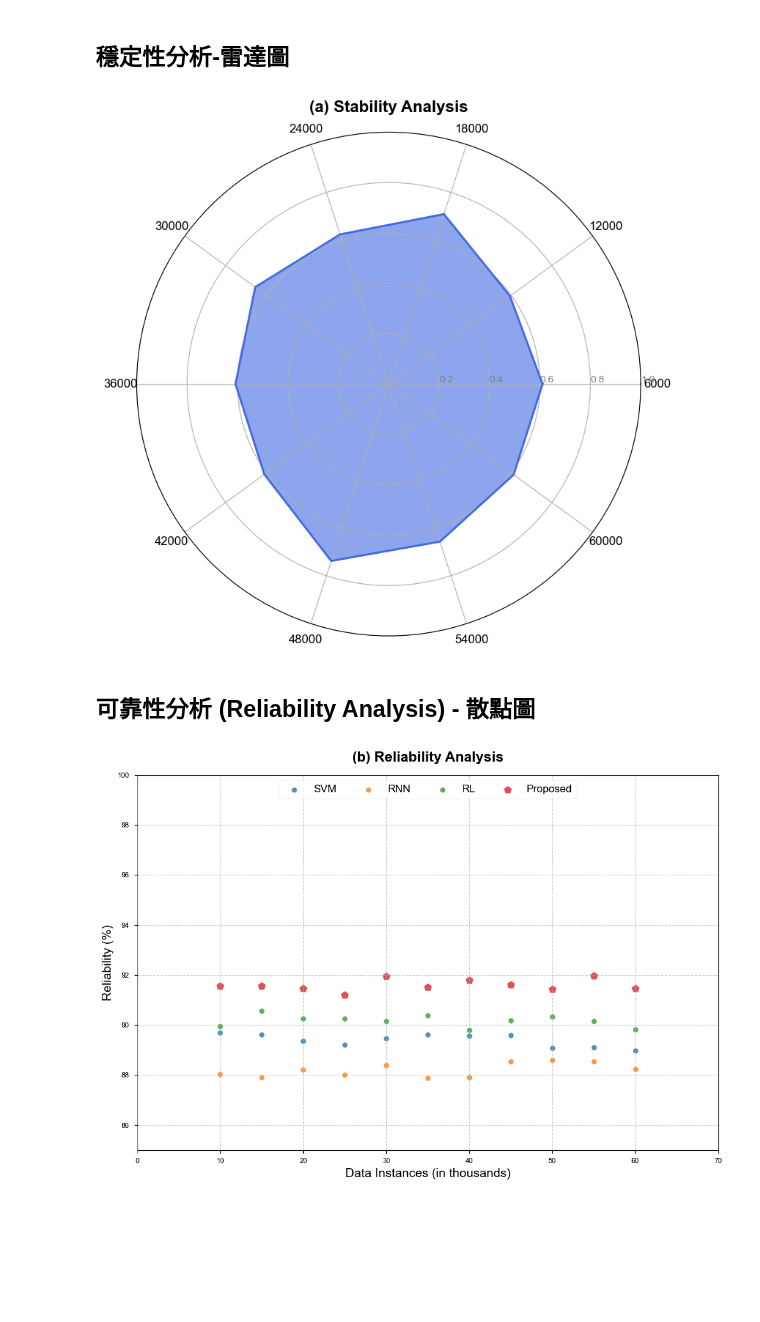
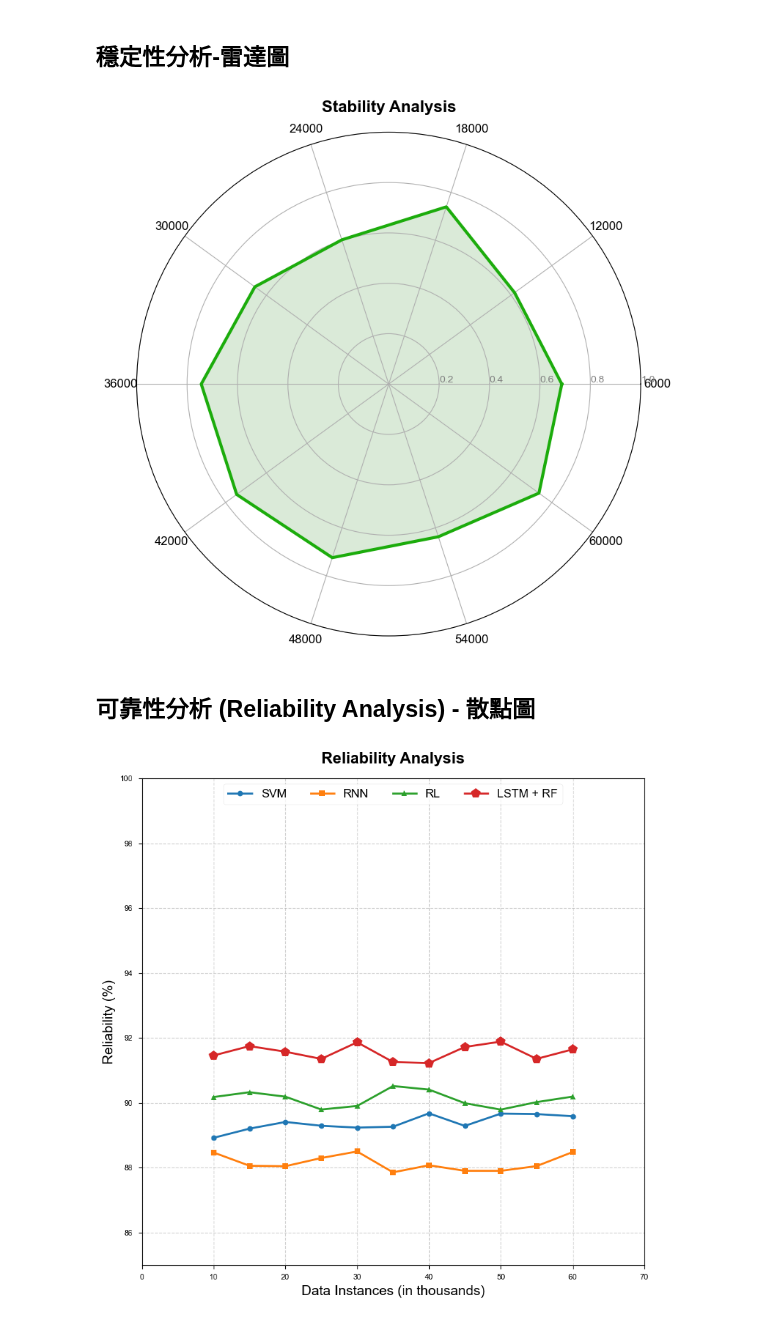
Before and after one commit to kcwc1029/kcwc1029.github.io, a Jupyter notebook: 護理教育/main.ipynb, the cells around one changed output. Saved outputs shown, nothing was run; the diff lists cells and outputs as text; code cells hidden in the pictures; blank space fills up the shorter version.

```diff
--- a/護理教育/main.ipynb
+++ b/護理教育/main.ipynb
@@ -274,11 +224,11 @@ angles += angles[:1]
 fig = plt.figure(figsize=(8, 8))
 ax = fig.add_subplot(111, polar=True)
 
-ax.set_title('(a) Stability Analysis', fontsize=16, weight='bold', pad=20)
+ax.set_title('Stability Analysis', fontsize=16, weight='bold', pad=20)
 
-# 繪製數據線和填充區域
-ax.plot(angles, stability_values, color='royalblue', linewidth=2, linestyle='solid')
-ax.fill(angles, stability_values, color='royalblue', alpha=0.6)
+# 繪製數據線和填充區域，使用新的色系
+ax.plot(angles, stability_values, color="#1CAC0C", linewidth=3, linestyle='solid')
+ax.fill(angles, stability_values, color='#C2DCBF', alpha=0.6)
 
 # 設定雷達圖的標籤和外觀
 ax.set_yticklabels([]) # 隱藏預設的半徑標籤
@@ -293,11 +243,11 @@ ax.set_ylim(0, 1.0)
 
 # --- 儲存與顯示圖表 ---
 plt.tight_layout()
-plt.savefig("stability_analysis_radar.pdf", format="pdf", dpi=300)
+# plt.savefig("stability_analysis_radar.pdf", format="pdf", dpi=300)
 plt.savefig("stability_analysis_radar.png", format="png", dpi=300)
 plt.show()
 # %% [output]
-[figure, old version]
+[figure, new version]
 # %% [markdown]
 ## 可靠性分析 (Reliability Analysis) - 散點圖
 # %%
@@ -309,41 +259,41 @@ import matplotlib as mpl
 mpl.rcParams['font.family'] = 'Arial'
 mpl.rcParams['axes.unicode_minus'] = False
 plt.style.use('seaborn-v0_8-paper')
 
 # --- 數據準備 ---
 data_instances = np.arange(10, 61, 5) # X軸: 10k, 15k, ..., 60k
 def generate_reliability_data(base_value, size, noise_level=0.4):
     return base_value + np.random.uniform(-noise_level, noise_level, size)
 
 rel_svm = generate_reliability_data(89.32, len(data_instances))
 rel_rnn = generate_reliability_data(88.21, len(data_instances))
 rel_rl = generate_reliability_data(90.17, len(data_instances))
 rel_proposed = generate_reliability_data(91.58, len(data_instances))
 
 # --- 繪製圖表 ---
-fig, ax = plt.subplots(figsize=(10, 7))
+fig, ax = plt.subplots(figsize=(8, 8))
 
-# 繪製散點圖
-ax.scatter(data_instances, rel_svm, label='SVM', alpha=0.8)
-ax.scatter(data_instances, rel_rnn, label='RNN', alpha=0.8)
-ax.scatter(data_instances, rel_rl, label='RL', alpha=0.8)
-ax.scatter(data_instances, rel_proposed, label='Proposed', alpha=0.8, marker='p', s=80) # 使用不同標記突顯
+# 繪製折線圖
+ax.plot(data_instances, rel_svm, label='SVM', linewidth=2, marker='o')
+ax.plot(data_instances, rel_rnn, label='RNN', linewidth=2, marker='s')
+ax.plot(data_instances, rel_rl, label='RL', linewidth=2, marker='^')
+ax.plot(data_instances, rel_proposed, label='LSTM + RF', linewidth=2, marker='p', markersize=10) # 突顯Proposed
 
 # 設定圖表標籤、標題和圖例
-ax.set_title('(b) Reliability Analysis', fontsize=16, weight='bold', pad=15)
+ax.set_title('Reliability Analysis', fontsize=16, weight='bold', pad=15)
 ax.set_xlabel('Data Instances (in thousands)', fontsize=14)
 ax.set_ylabel('Reliability (%)', fontsize=14)
-ax.legend(loc='upper center',  ncol=4, fontsize=12)
+ax.legend(loc='upper center', ncol=4, fontsize=12)
 ax.grid(True, linestyle='--', alpha=0.6)
 
 # 設定座標軸範圍
 ax.set_xlim(0, 70)
 ax.set_ylim(85, 100)
 
 # --- 儲存與顯示圖表 ---
 plt.tight_layout()
-plt.savefig("reliability_analysis_scatter.pdf", format="pdf", dpi=300)
-plt.savefig("reliability_analysis_scatter.png", format="png", dpi=300)
+plt.savefig("reliability_analysis_line.pdf", format="pdf", dpi=300)
+plt.savefig("reliability_analysis_line.png", format="png", dpi=300)
 plt.show()
 # %% [output]
-[figure, old version]
+[figure, new version]
```
Also changed, not shown: parts of 5 cells of this notebook, 38 other files.
